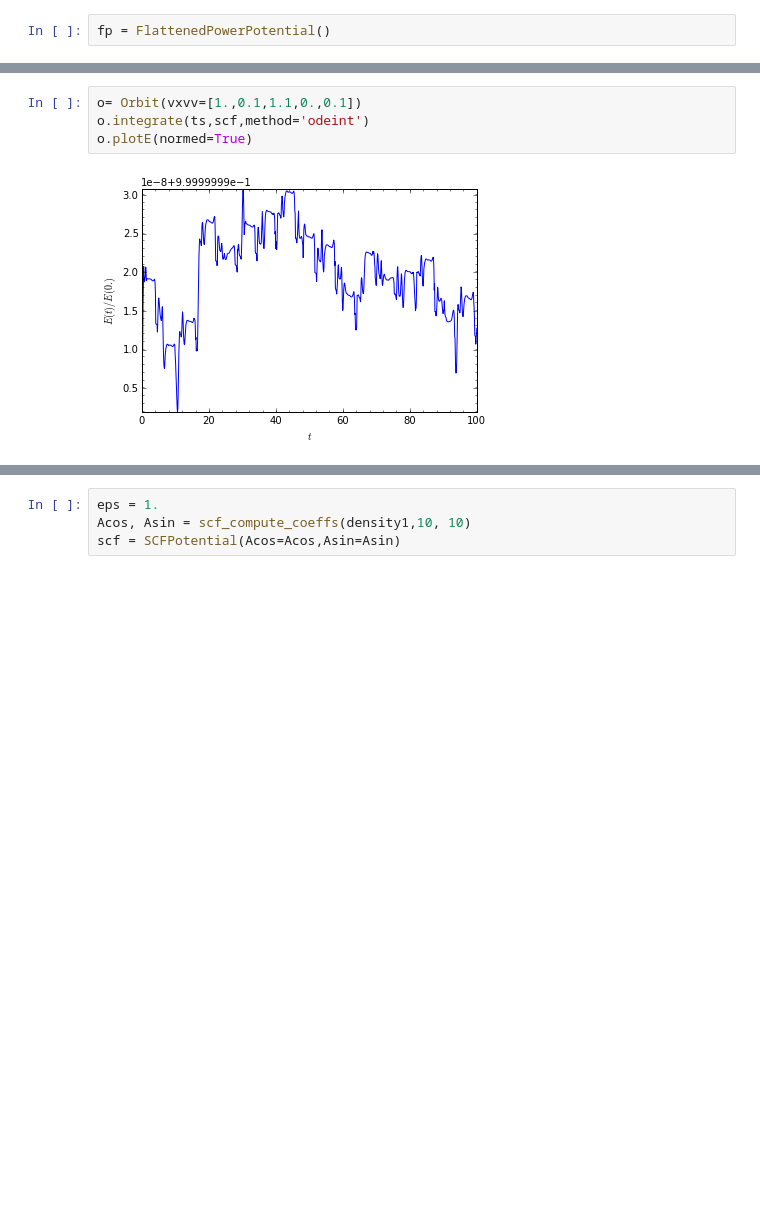
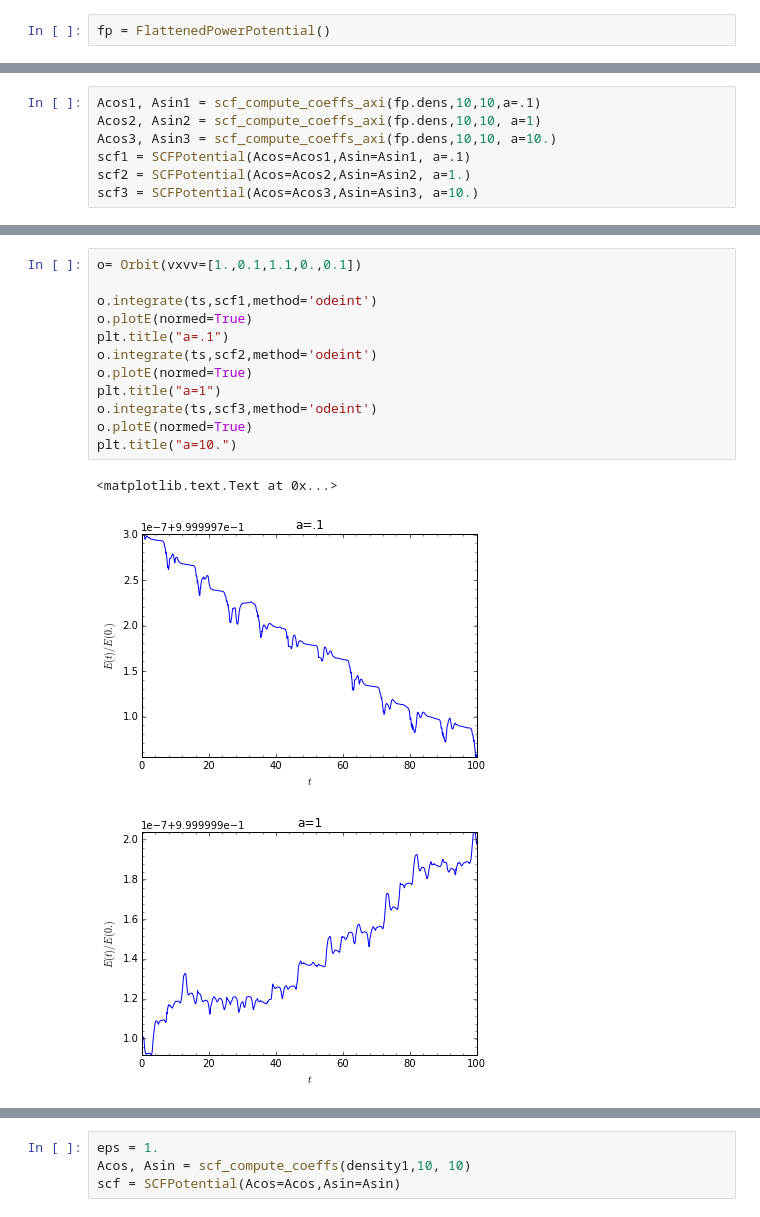
Before and after one commit to SeaifanAladdin/galpy-notebook, a Jupyter notebook: galpy/SCFPotential_forces.ipynb, the cells around one changed output, grey strips where cells are left out. Saved outputs shown, nothing was run; the diff lists cells and outputs as text; blank space fills up the shorter version.

```diff
--- a/galpy/SCFPotential_forces.ipynb
+++ b/galpy/SCFPotential_forces.ipynb
@@ -85 +82,8 @@ scf = SCFPotential(Acos=Acos,Asin=Asin)
+# %%
+Acos1, Asin1 = scf_compute_coeffs_axi(fp.dens,10,10,a=.1)
+Acos2, Asin2 = scf_compute_coeffs_axi(fp.dens,10,10, a=1)
+Acos3, Asin3 = scf_compute_coeffs_axi(fp.dens,10,10, a=10.)
+scf1 = SCFPotential(Acos=Acos1,Asin=Asin1, a=.1)
+scf2 = SCFPotential(Acos=Acos2,Asin=Asin2, a=1.)
+scf3 = SCFPotential(Acos=Acos3,Asin=Asin3, a=10.)
 # %%
@@ -103,6 +116,16 @@ plt.plot(phi, fp.phiforce(1, 2, phi)*nu.ones((1000)))
 # %%
 o= Orbit(vxvv=[1.,0.1,1.1,0.,0.1])
-o.integrate(ts,scf,method='odeint')
+
+o.integrate(ts,scf1,method='odeint')
 o.plotE(normed=True)
+plt.title("a=.1")
+o.integrate(ts,scf2,method='odeint')
+o.plotE(normed=True)
+plt.title("a=1")
+o.integrate(ts,scf3,method='odeint')
+o.plotE(normed=True)
+plt.title("a=10.")
 # %% [output]
+<matplotlib.text.Text at 0x...>
-[figure, old version]
+[figure, new version]
+[figure, added]
```
Also changed, not shown: parts of 9 cells of this notebook.
